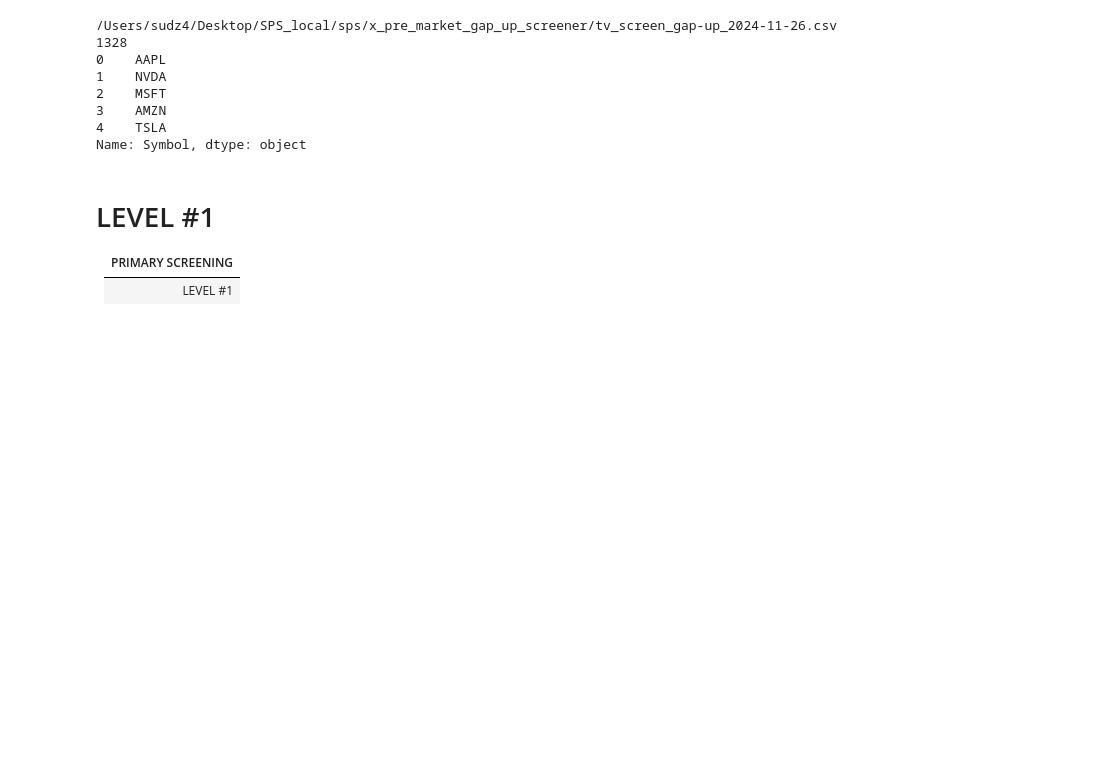
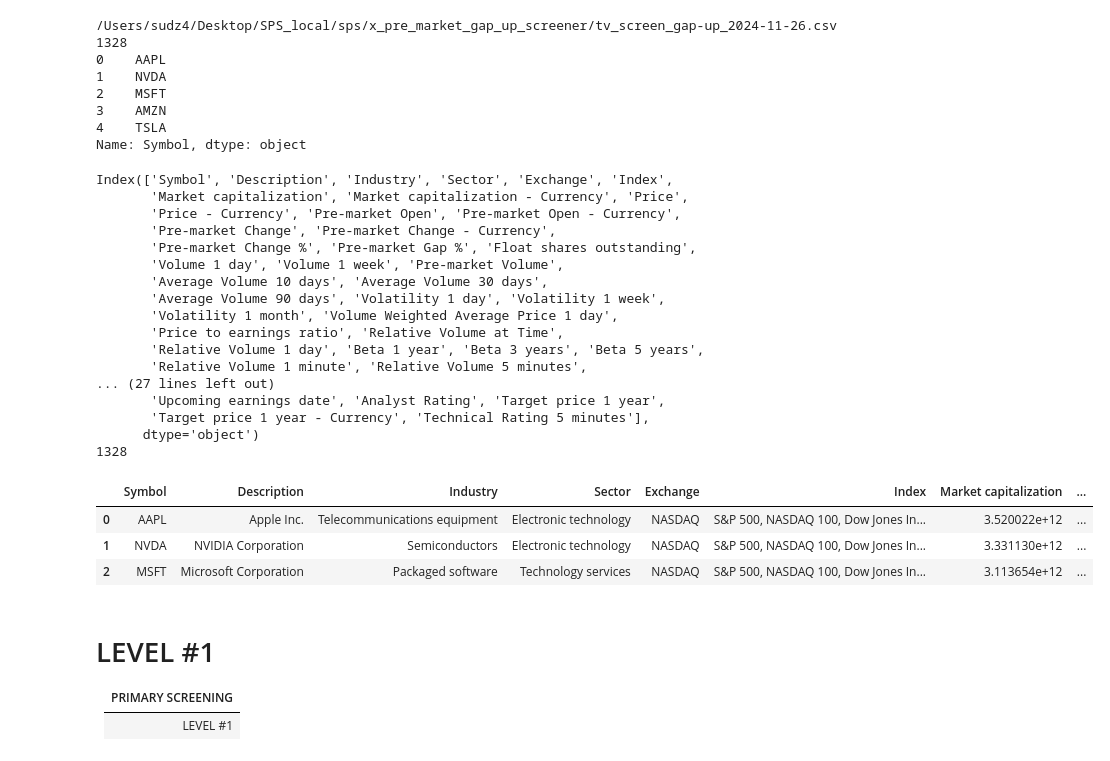
Before and after one commit to sudz4/sps, a Jupyter notebook: x_pre_market_gap_up_screener/main_dev_pmgus.ipynb, the cells around one changed output. Drawn from its saved outputs; the diff is of its cells as text; code cells hidden in the pictures; blank space fills up the shorter version.

```diff
--- a/x_pre_market_gap_up_screener/main_dev_pmgus.ipynb
+++ b/x_pre_market_gap_up_screener/main_dev_pmgus.ipynb
@@ -60,6 +56,32 @@ print(trading_view_df['Symbol'].head(5))
 3    AMZN
 4    TSLA
 Name: Symbol, dtype: object
+# %%
+print(trading_view_df.columns)
+print(len(trading_view_df))
+trading_view_df.head(3)
+# %% [output]
+Index(['Symbol', 'Description', 'Industry', 'Sector', 'Exchange', 'Index',
+       'Market capitalization', 'Market capitalization - Currency', 'Price',
+       'Price - Currency', 'Pre-market Open', 'Pre-market Open - Currency',
+       'Pre-market Change', 'Pre-market Change - Currency',
+       'Pre-market Change %', 'Pre-market Gap %', 'Float shares outstanding',
+       'Volume 1 day', 'Volume 1 week', 'Pre-market Volume',
+       'Average Volume 10 days', 'Average Volume 30 days',
+       'Average Volume 90 days', 'Volatility 1 day', 'Volatility 1 week',
+       'Volatility 1 month', 'Volume Weighted Average Price 1 day',
+       'Price to earnings ratio', 'Relative Volume at Time',
+       'Relative Volume 1 day', 'Beta 1 year', 'Beta 3 years', 'Beta 5 years',
+       'Relative Volume 1 minute', 'Relative Volume 5 minutes',
+... (27 lines left out)
+       'Upcoming earnings date', 'Analyst Rating', 'Target price 1 year',
+       'Target price 1 year - Currency', 'Technical Rating 5 minutes'],
+      dtype='object')
+1328
+|  | Symbol | Description | Industry | Sector | Exchange | Index | Market capitalization | ... |
+| 0 | AAPL | Apple Inc. | Telecommunications equipment | Electronic technology | NASDAQ | S&P 500, NASDAQ 100, Dow Jones In... | 3.520022e+12 | ... |
+| 1 | NVDA | NVIDIA Corporation | Semiconductors | Electronic technology | NASDAQ | S&P 500, NASDAQ 100, Dow Jones In... | 3.331130e+12 | ... |
+| 2 | MSFT | Microsoft Corporation | Packaged software | Technology services | NASDAQ | S&P 500, NASDAQ 100, Dow Jones In... | 3.113654e+12 | ... |
 # %% [markdown]
 # LEVEL #1
 | PRIMARY SCREENING |
```
Also changed, not shown: parts of 4 cells of this notebook, 1 other file.
